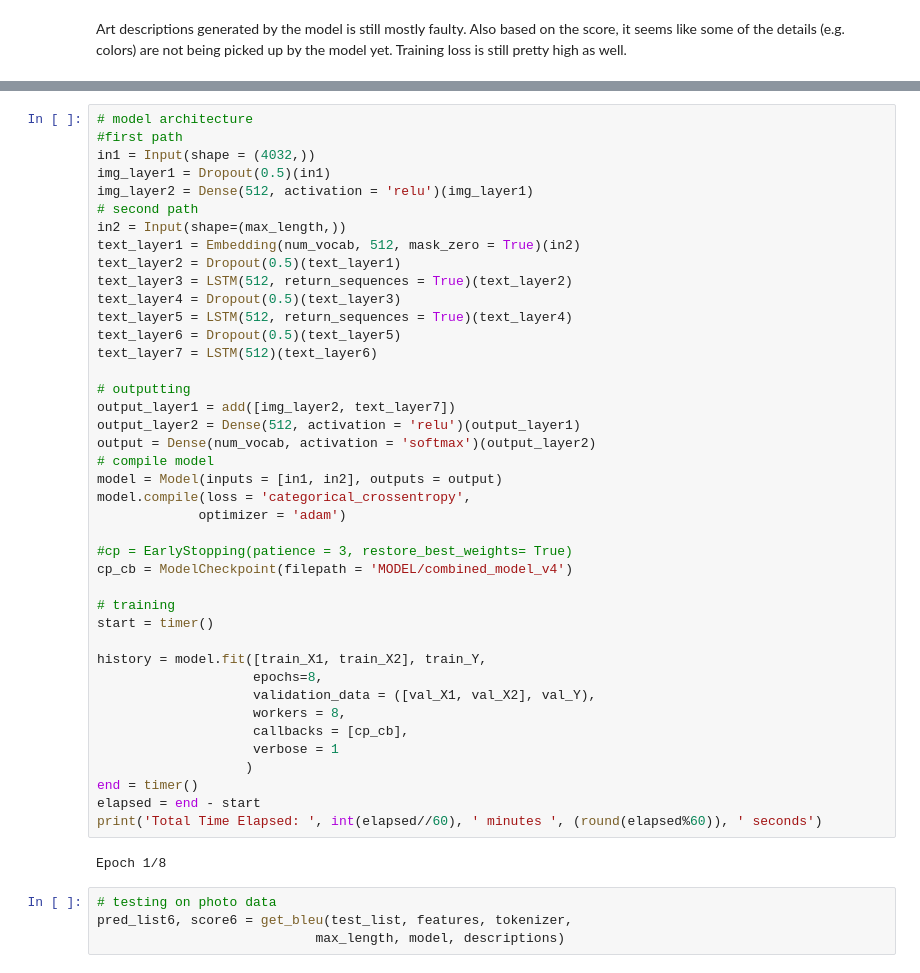
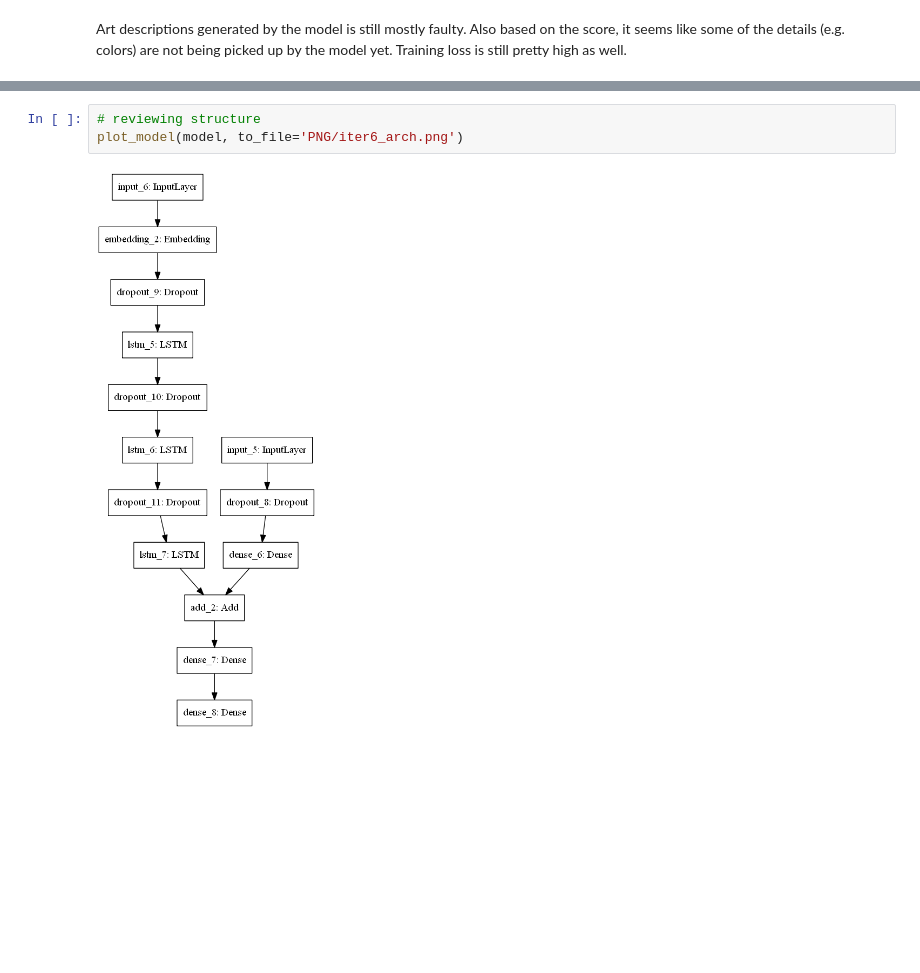
Before and after one commit to stereopickle/art_title_generator, a Jupyter notebook: 030.Model_1.ipynb, the cells around one changed output, grey strips where cells are left out. Drawn from its saved outputs; the diff is of its cells as text; blank space fills up the shorter version.

Commit message:
updating final model

```diff
--- a/030.Model_1.ipynb
+++ b/030.Model_1.ipynb
@@ -1072,47 +1068,5 @@ Stacking one more layer to deepen the structural abstraction. This is more exper
-# %%
-# model architecture
-#first path
-in1 = Input(shape = (4032,))
-img_layer1 = Dropout(0.5)(in1)
-img_layer2 = Dense(512, activation = 'relu')(img_layer1)
-# second path
-in2 = Input(shape=(max_length,))
-text_layer1 = Embedding(num_vocab, 512, mask_zero = True)(in2)
-text_layer2 = Dropout(0.5)(text_layer1)
-text_layer3 = LSTM(512, return_sequences = True)(text_layer2)
-text_layer4 = Dropout(0.5)(text_layer3)
-text_layer5 = LSTM(512, return_sequences = True)(text_layer4)
-text_layer6 = Dropout(0.5)(text_layer5)
-text_layer7 = LSTM(512)(text_layer6)
-
-# outputting
-output_layer1 = add([img_layer2, text_layer7])
-output_layer2 = Dense(512, activation = 'relu')(output_layer1)
-output = Dense(num_vocab, activation = 'softmax')(output_layer2)
-# compile model
-model = Model(inputs = [in1, in2], outputs = output)
-model.compile(loss = 'categorical_crossentropy',
-             optimizer = 'adam')
-
-#cp = EarlyStopping(patience = 3, restore_best_weights= True)
-cp_cb = ModelCheckpoint(filepath = 'MODEL/combined_model_v4')
-
-# training
-start = timer()
-
-history = model.fit([train_X1, train_X2], train_Y,
-                    epochs=8,
-                    validation_data = ([val_X1, val_X2], val_Y),
-                    workers = 8,
-                    callbacks = [cp_cb],
-                    verbose = 1
-                   )
-end = timer()
-elapsed = end - start
-print('Total Time Elapsed: ', int(elapsed//60), ' minutes ', (round(elapsed%60)), ' seconds')
-# %% [output]
-Epoch 1/8
-# %%
-# testing on photo data
-pred_list6, score6 = get_bleu(test_list, features, tokenizer,
-                            max_length, model, descriptions)
+# %%
+# reviewing structure
+plot_model(model, to_file='PNG/iter6_arch.png')
+# %% [output]
+[figure, added]
```
Also changed, not shown: parts of 1 cell of this notebook.
